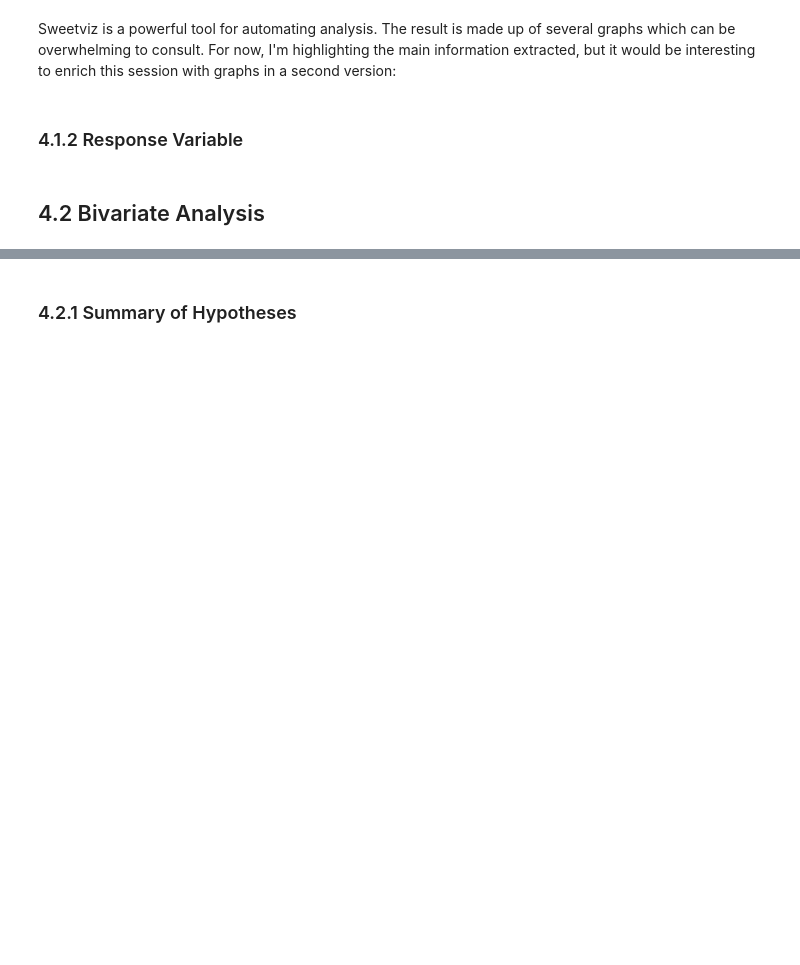
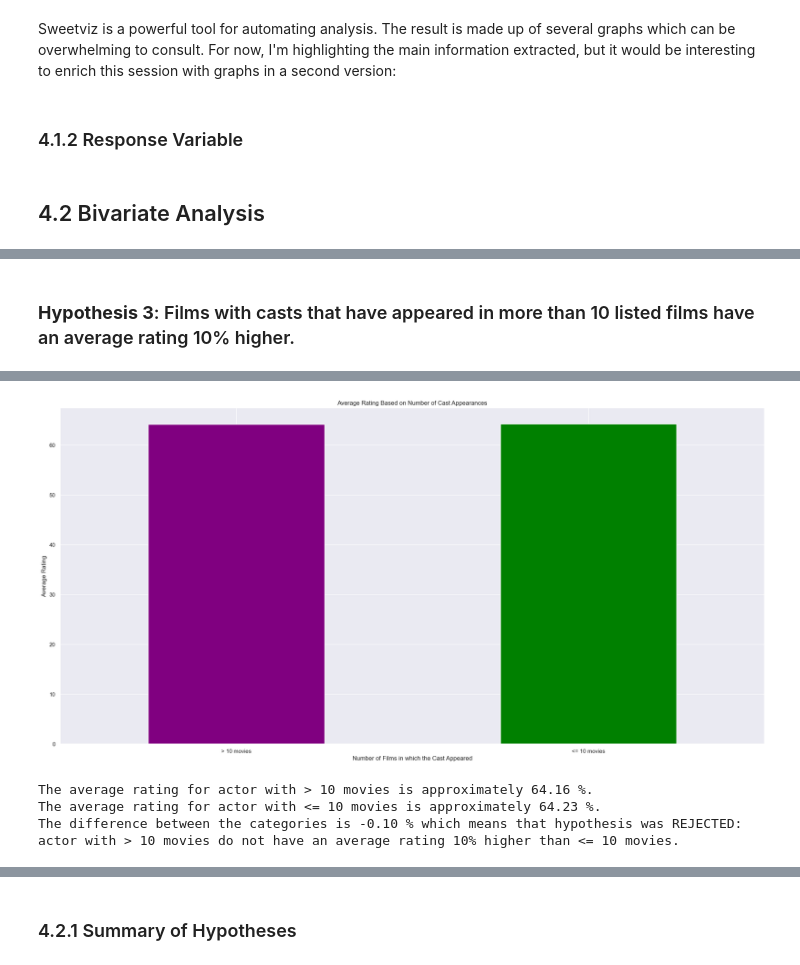
Before and after one commit to SamuelOliveirads/netflix-ratings-forecast, a Jupyter notebook: notebooks/v1.3_exploratory_data_analysis.ipynb, the cells around one changed output, grey strips where cells are left out. Drawn from its saved outputs; the diff is of its cells as text; code cells hidden in the pictures; blank space fills up the shorter version.

```diff
--- a/notebooks/v1.3_exploratory_data_analysis.ipynb
+++ b/notebooks/v1.3_exploratory_data_analysis.ipynb
@@ -64,0 +143,24 @@ Sweetviz is a powerful tool for automating analysis. The result is made up of se
+# %% [markdown]
+### **Hypothesis 3**: Films with casts that have appeared in more than 10 listed films have an average rating 10% higher.
+# %%
+# Splitting the cast column and then stacking the results to get a series where each value is an actor
+actors = exploratory_data_analysis['cast'].str.split(', ').dropna().explode()
+
+# Filtering actors who appeared in more than 10 movies and 10 or fewer movies
+actor_counts = actors.value_counts()
+more_than_10 = actor_counts[actor_counts > 10].index
+less_than_10 = actor_counts[actor_counts <= 10].index
+
+# Calculating average ratings for both groups
+rating_more_than_10 = exploratory_data_analysis[exploratory_data_analysis['cast'].str.contains('|'.join(more_than_10), na=False)]['rating'].mean()
+rating_less_than_10 = exploratory_data_analysis[exploratory_data_analysis['cast'].str.contains('|'.join(less_than_10), na=False)]['rating'].mean()
+
+actor_ratings = pd.Series([rating_more_than_10, rating_less_than_10], index=['> 10 movies', '<= 10 movies'])
+
+actor_ratings.plot(kind='bar', color=['purple', 'green'])
+plt.title('Average Rating Based on Number of Cast Appearances')
+plt.ylabel('Average Rating')
+plt.xlabel('Number of Films in which the Cast Appeared')
+plt.xticks(rotation=0)
+plt.show()
+# %% [output]
@@ -64,0 +168,18 @@ Sweetviz is a powerful tool for automating analysis. The result is made up of se
+[figure, added]
+# %%
+difference = ((actor_ratings['> 10 movies'] - actor_ratings['<= 10 movies']) / actor_ratings['<= 10 movies']) * 100
+
+print(f"The average rating for actor with {actor_ratings.index[0]} is approximately {actor_ratings['> 10 movies']:.2f} %.")
+print(f"The average rating for actor with {actor_ratings.index[1]} is approximately {actor_ratings['<= 10 movies']:.2f} %.")
+
+print(f"The difference between the categories is {difference:.2f} % which means that", end=" ")
+
+hipo_perc = 10
+if difference >= hipo_perc:
+    print(f"hypothesis was VALIDATED: actor with {actor_ratings.index[0]} have an average rating at least {hipo_perc}% higher than {actor_ratings.index[1]}.")
+else:
+    print(f"hypothesis was REJECTED: actor with {actor_ratings.index[0]} do not have an average rating {hipo_perc}% higher than {actor_ratings.index[1]}.")
+# %% [output]
+The average rating for actor with > 10 movies is approximately 64.16 %.
+The average rating for actor with <= 10 movies is approximately 64.23 %.
+The difference between the categories is -0.10 % which means that hypothesis was REJECTED: actor with > 10 movies do not have an average rating 10% higher than <= 10 movies.
```
Also changed, not shown: parts of 23 cells of this notebook, 1 other file.
